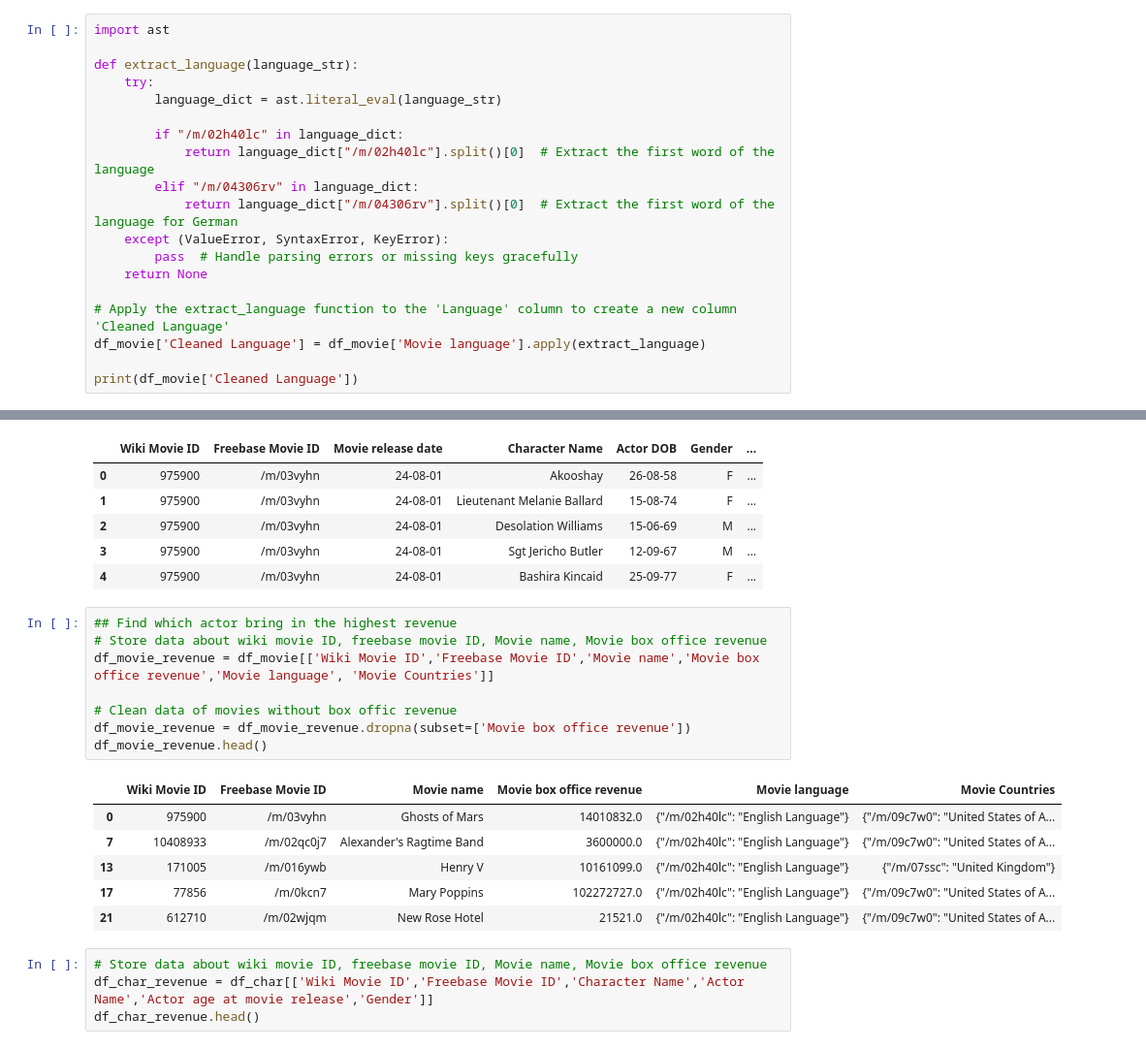
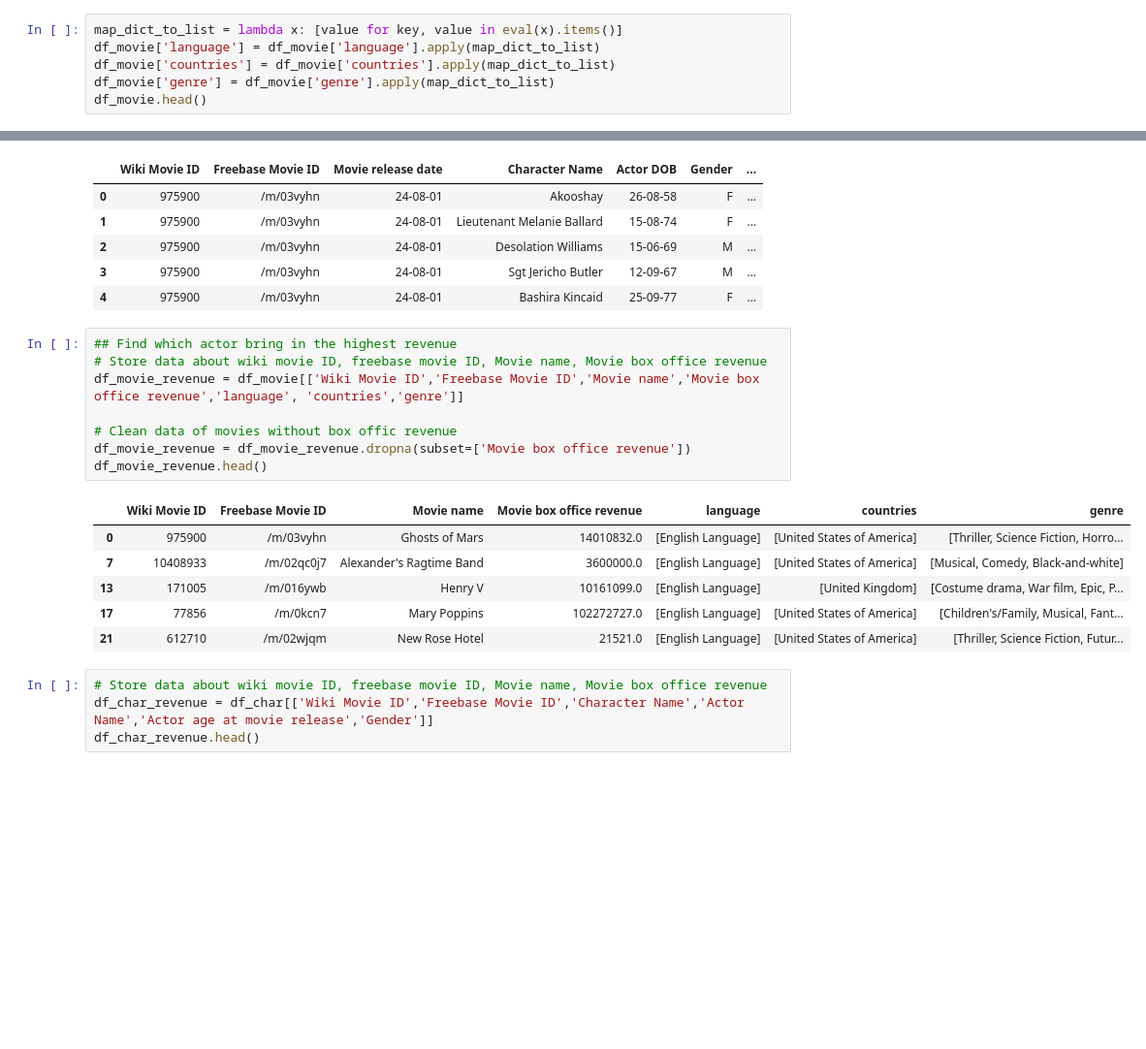
Before and after one commit to epfl-ada/ada-2023-project-perrysplatypuses, a Jupyter notebook: project1_wjs.ipynb, the cells around one changed output, grey strips where cells are left out. Shown at 97% size. Saved outputs shown, nothing was run; the diff lists cells and outputs as text; blank space fills up the shorter version.

```diff
--- a/project1_wjs.ipynb
+++ b/project1_wjs.ipynb
@@ -17,22 +18,9 @@ df_movie.head()
 | 3 | 9363483 | /m/0285_cd | White Of The Eye | 1987 | NaN | 110.0 | ... |
 | 4 | 261236 | /m/01mrr1 | A Woman in Flames | 1983 | NaN | 106.0 | ... |
 # %%
-import ast
-
-def extract_language(language_str):
-    try:
-        language_dict = ast.literal_eval(language_str)
-
-        if "/m/02h40lc" in language_dict:
-            return language_dict["/m/02h40lc"].split()[0]  # Extract the first word of the language
-        elif "/m/04306rv" in language_dict:
-            return language_dict["/m/04306rv"].split()[0]  # Extract the first word of the language for German
-    except (ValueError, SyntaxError, KeyError):
-        pass  # Handle parsing errors or missing keys gracefully
-    return None
-
-# Apply the extract_language function to the 'Language' column to create a new column 'Cleaned Language'
-df_movie['Cleaned Language'] = df_movie['Movie language'].apply(extract_language)
-
-print(df_movie['Cleaned Language'])
+map_dict_to_list = lambda x: [value for key, value in eval(x).items()]
+df_movie['language'] = df_movie['language'].apply(map_dict_to_list)
+df_movie['countries'] = df_movie['countries'].apply(map_dict_to_list)
+df_movie['genre'] = df_movie['genre'].apply(map_dict_to_list)
+df_movie.head()
 # %% [output]
@@ -61,18 +43,18 @@ df_char.head()
 # %%
 ## Find which actor bring in the highest revenue
 # Store data about wiki movie ID, freebase movie ID, Movie name, Movie box office revenue
-df_movie_revenue = df_movie[['Wiki Movie ID','Freebase Movie ID','Movie name','Movie box office revenue','Movie language', 'Movie Countries']]
+df_movie_revenue = df_movie[['Wiki Movie ID','Freebase Movie ID','Movie name','Movie box office revenue','language', 'countries','genre']]
 
 # Clean data of movies without box offic revenue
 df_movie_revenue = df_movie_revenue.dropna(subset=['Movie box office revenue'])
 df_movie_revenue.head()
 # %% [output]
-|  | Wiki Movie ID | Freebase Movie ID | Movie name | Movie box office revenue | Movie language | Movie Countries |
-| 0 | 975900 | /m/03vyhn | Ghosts of Mars | 14010832.0 | {"/m/02h40lc": "English Language"} | {"/m/09c7w0": "United States of A... |
-| 7 | 10408933 | /m/02qc0j7 | Alexander's Ragtime Band | 3600000.0 | {"/m/02h40lc": "English Language"} | {"/m/09c7w0": "United States of A... |
-| 13 | 171005 | /m/016ywb | Henry V | 10161099.0 | {"/m/02h40lc": "English Language"} | {"/m/07ssc": "United Kingdom"} |
-| 17 | 77856 | /m/0kcn7 | Mary Poppins | 102272727.0 | {"/m/02h40lc": "English Language"} | {"/m/09c7w0": "United States of A... |
-| 21 | 612710 | /m/02wjqm | New Rose Hotel | 21521.0 | {"/m/02h40lc": "English Language"} | {"/m/09c7w0": "United States of A... |
+|  | Wiki Movie ID | Freebase Movie ID | Movie name | Movie box office revenue | language | countries | genre |
+| 0 | 975900 | /m/03vyhn | Ghosts of Mars | 14010832.0 | [English Language] | [United States of America] | [Thriller, Science Fiction, Horro... |
+| 7 | 10408933 | /m/02qc0j7 | Alexander's Ragtime Band | 3600000.0 | [English Language] | [United States of America] | [Musical, Comedy, Black-and-white] |
+| 13 | 171005 | /m/016ywb | Henry V | 10161099.0 | [English Language] | [United Kingdom] | [Costume drama, War film, Epic, P... |
+| 17 | 77856 | /m/0kcn7 | Mary Poppins | 102272727.0 | [English Language] | [United States of America] | [Children's/Family, Musical, Fant... |
+| 21 | 612710 | /m/02wjqm | New Rose Hotel | 21521.0 | [English Language] | [United States of America] | [Thriller, Science Fiction, Futur... |
 # %%
 # Store data about wiki movie ID, freebase movie ID, Movie name, Movie box office revenue
 df_char_revenue = df_char[['Wiki Movie ID','Freebase Movie ID','Character Name','Actor Name','Actor age at movie release','Gender']]
```
Also changed, not shown: parts of 15 cells of this notebook.
